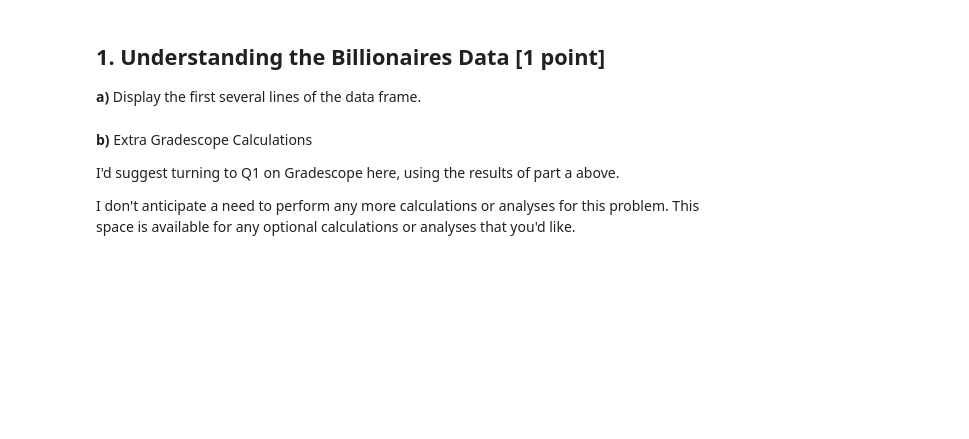
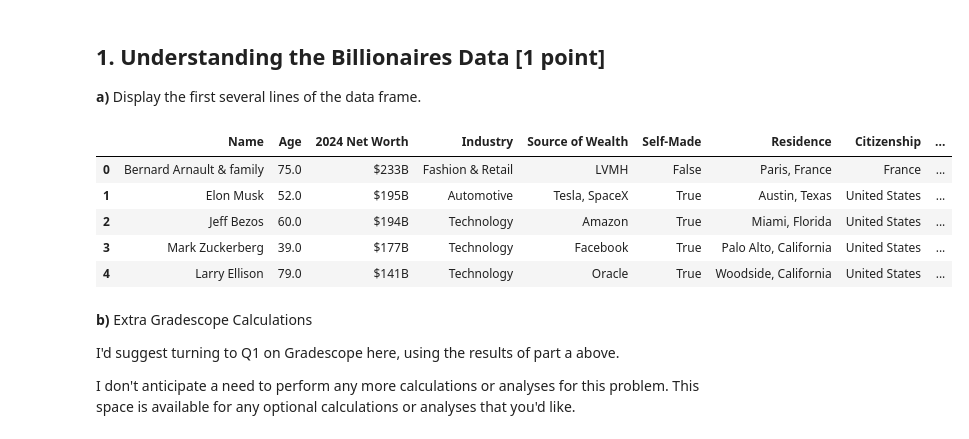
Before and after one commit to MatthewMandhyan/Stat207_clone, a Jupyter notebook: homework_01/homework_01.ipynb, the cells around one changed output. Cells and saved outputs as stored; diff of their text form; code cells hidden in the pictures; blank space fills up the shorter version.

```diff
--- a/homework_01/homework_01.ipynb
+++ b/homework_01/homework_01.ipynb
@@ -36,6 +36,15 @@ The GitHub portion of this assignment allows you to document and submit your ana
 ## 1. Understanding the Billionaires Data [1 point]
 
 **a)** Display the first several lines of the data frame.
+# %%
+df.head()
+# %% [output]
+|  | Name | Age | 2024 Net Worth | Industry | Source of Wealth | Self-Made | Residence | Citizenship | ... |
+| 0 | Bernard Arnault & family | 75.0 | $233B | Fashion & Retail | LVMH | False | Paris, France | France | ... |
+| 1 | Elon Musk | 52.0 | $195B | Automotive | Tesla, SpaceX | True | Austin, Texas | United States | ... |
+| 2 | Jeff Bezos | 60.0 | $194B | Technology | Amazon | True | Miami, Florida | United States | ... |
+| 3 | Mark Zuckerberg | 39.0 | $177B | Technology | Facebook | True | Palo Alto, California | United States | ... |
+| 4 | Larry Ellison | 79.0 | $141B | Technology | Oracle | True | Woodside, California | United States | ... |
 # %% [markdown]
 **b)** Extra Gradescope Calculations
 
```
Also changed, not shown: parts of 8 cells of this notebook.
